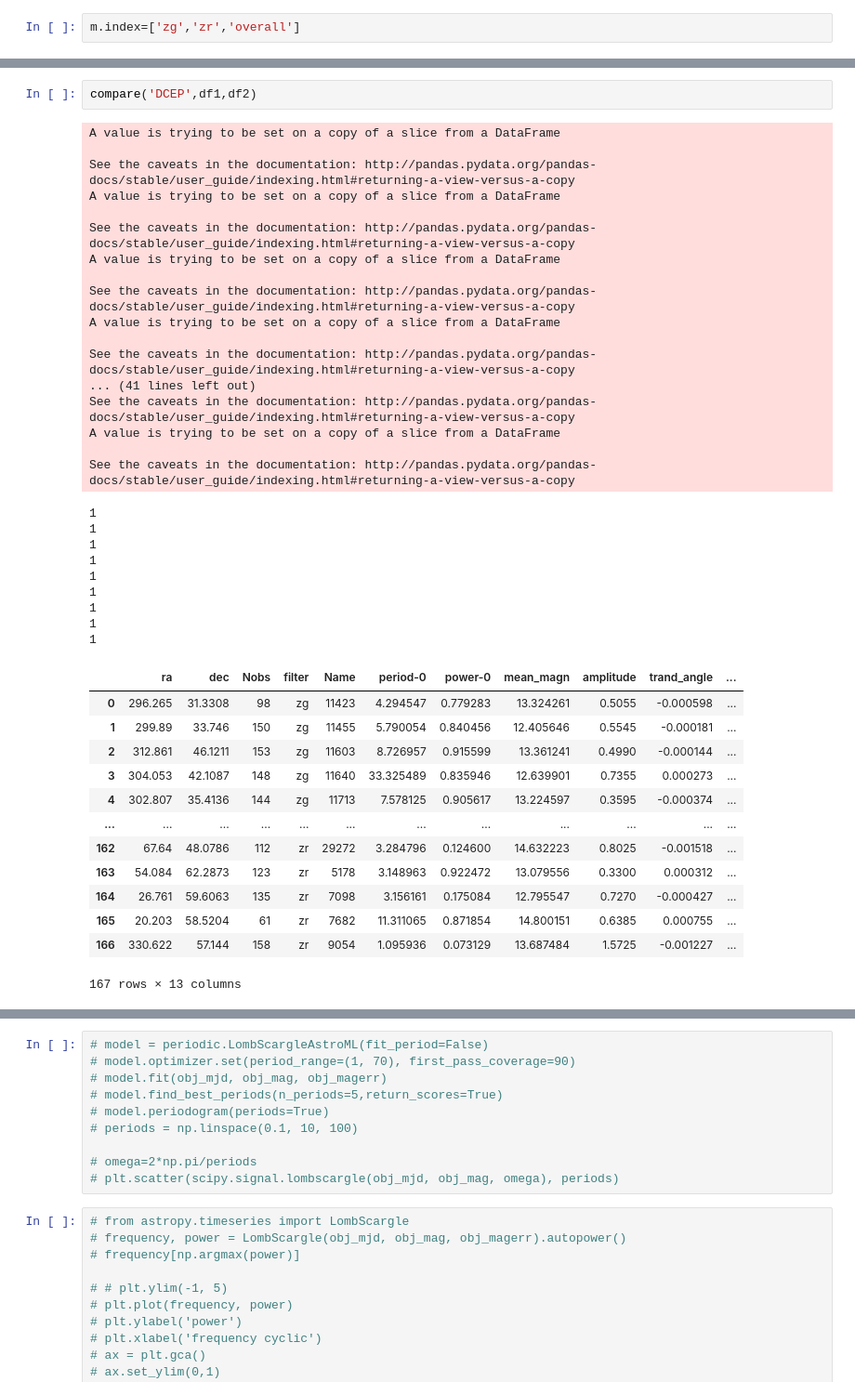
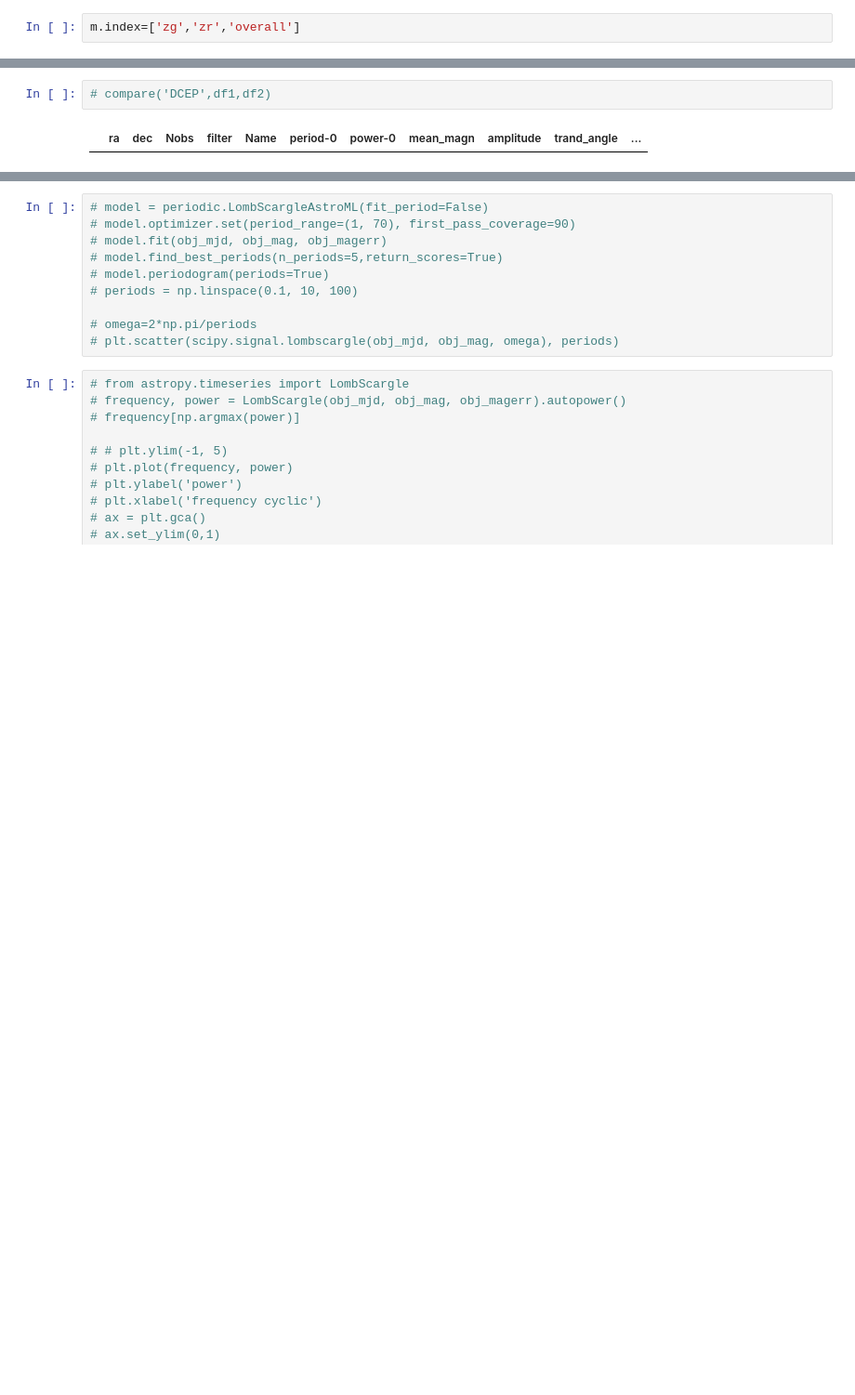
Before and after one commit to Rtut654/AstroProblems, a Jupyter notebook: Notebook-B.ipynb, the cells around one changed output, grey strips where cells are left out. Shown at 93% size. Drawn from its saved outputs; the diff is of its cells as text; blank space fills up the shorter version.

```diff
--- a/Notebook-B.ipynb
+++ b/Notebook-B.ipynb
@@ -276,42 +322,4 @@ m
 # %%
-compare('DCEP',df1,df2)
+# compare('DCEP',df1,df2)
 # %% [output]
-A value is trying to be set on a copy of a slice from a DataFrame
-
-See the caveats in the documentation: http://pandas.pydata.org/pandas-docs/stable/user_guide/indexing.html#returning-a-view-versus-a-copy
-A value is trying to be set on a copy of a slice from a DataFrame
-
-See the caveats in the documentation: http://pandas.pydata.org/pandas-docs/stable/user_guide/indexing.html#returning-a-view-versus-a-copy
-A value is trying to be set on a copy of a slice from a DataFrame
-
-See the caveats in the documentation: http://pandas.pydata.org/pandas-docs/stable/user_guide/indexing.html#returning-a-view-versus-a-copy
-A value is trying to be set on a copy of a slice from a DataFrame
-
-See the caveats in the documentation: http://pandas.pydata.org/pandas-docs/stable/user_guide/indexing.html#returning-a-view-versus-a-copy
-... (41 lines left out)
-See the caveats in the documentation: http://pandas.pydata.org/pandas-docs/stable/user_guide/indexing.html#returning-a-view-versus-a-copy
-A value is trying to be set on a copy of a slice from a DataFrame
-
-See the caveats in the documentation: http://pandas.pydata.org/pandas-docs/stable/user_guide/indexing.html#returning-a-view-versus-a-copy
-1
-1
-1
-1
-1
-1
-1
-1
-1
 |  | ra | dec | Nobs | filter | Name | period-0 | power-0 | mean_magn | amplitude | trand_angle | ... |
-| 0 | 296.265 | 31.3308 | 98 | zg | 11423 | 4.294547 | 0.779283 | 13.324261 | 0.5055 | -0.000598 | ... |
-| 1 | 299.89 | 33.746 | 150 | zg | 11455 | 5.790054 | 0.840456 | 12.405646 | 0.5545 | -0.000181 | ... |
-| 2 | 312.861 | 46.1211 | 153 | zg | 11603 | 8.726957 | 0.915599 | 13.361241 | 0.4990 | -0.000144 | ... |
-| 3 | 304.053 | 42.1087 | 148 | zg | 11640 | 33.325489 | 0.835946 | 12.639901 | 0.7355 | 0.000273 | ... |
-| 4 | 302.807 | 35.4136 | 144 | zg | 11713 | 7.578125 | 0.905617 | 13.224597 | 0.3595 | -0.000374 | ... |
-| ... | ... | ... | ... | ... | ... | ... | ... | ... | ... | ... | ... |
-| 162 | 67.64 | 48.0786 | 112 | zr | 29272 | 3.284796 | 0.124600 | 14.632223 | 0.8025 | -0.001518 | ... |
-| 163 | 54.084 | 62.2873 | 123 | zr | 5178 | 3.148963 | 0.922472 | 13.079556 | 0.3300 | 0.000312 | ... |
-| 164 | 26.761 | 59.6063 | 135 | zr | 7098 | 3.156161 | 0.175084 | 12.795547 | 0.7270 | -0.000427 | ... |
-| 165 | 20.203 | 58.5204 | 61 | zr | 7682 | 11.311065 | 0.871854 | 14.800151 | 0.6385 | 0.000755 | ... |
-| 166 | 330.622 | 57.144 | 158 | zr | 9054 | 1.095936 | 0.073129 | 13.687484 | 1.5725 | -0.001227 | ... |
-167 rows × 13 columns
```
Also changed, not shown: parts of 13 cells of this notebook, 1 other file.
